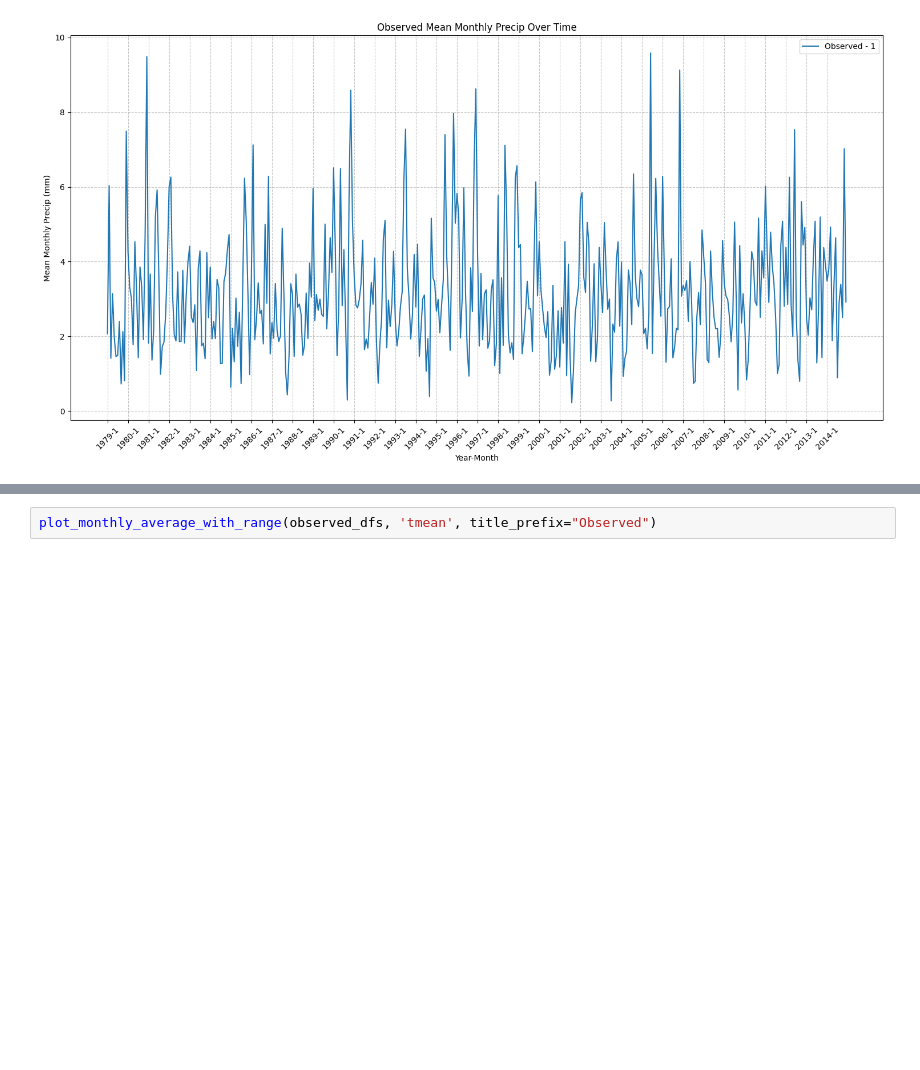
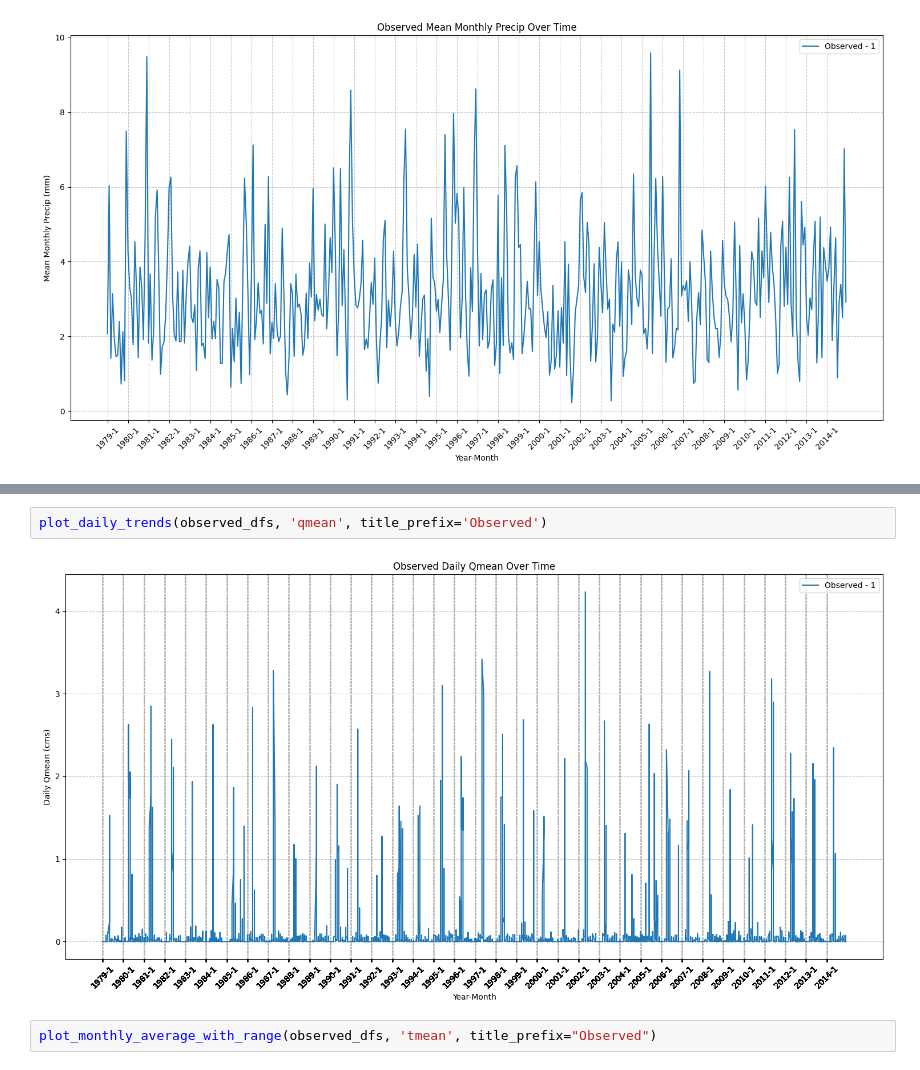
Before and after one commit to moniquebeaulieu/TM_PHES, a Jupyter notebook: delta_analysis.ipynb, the cells around one changed output, grey strips where cells are left out. Drawn from its saved outputs; the diff is of its cells as text; blank space fills up the shorter version.

```diff
--- a/delta_analysis.ipynb
+++ b/delta_analysis.ipynb
@@ -396,3 +453,7 @@ plot_mean_monthly_trends(observed_dfs, 'precip', title_prefix='Observed')
+# %%
+plot_daily_trends(observed_dfs, 'qmean', title_prefix='Observed')
+# %% [output]
+[figure, added]
 # %%
 plot_monthly_average_with_range(observed_dfs, 'tmean', title_prefix="Observed")
 # %% [output]
```
Also changed, not shown: parts of 8 cells of this notebook.
